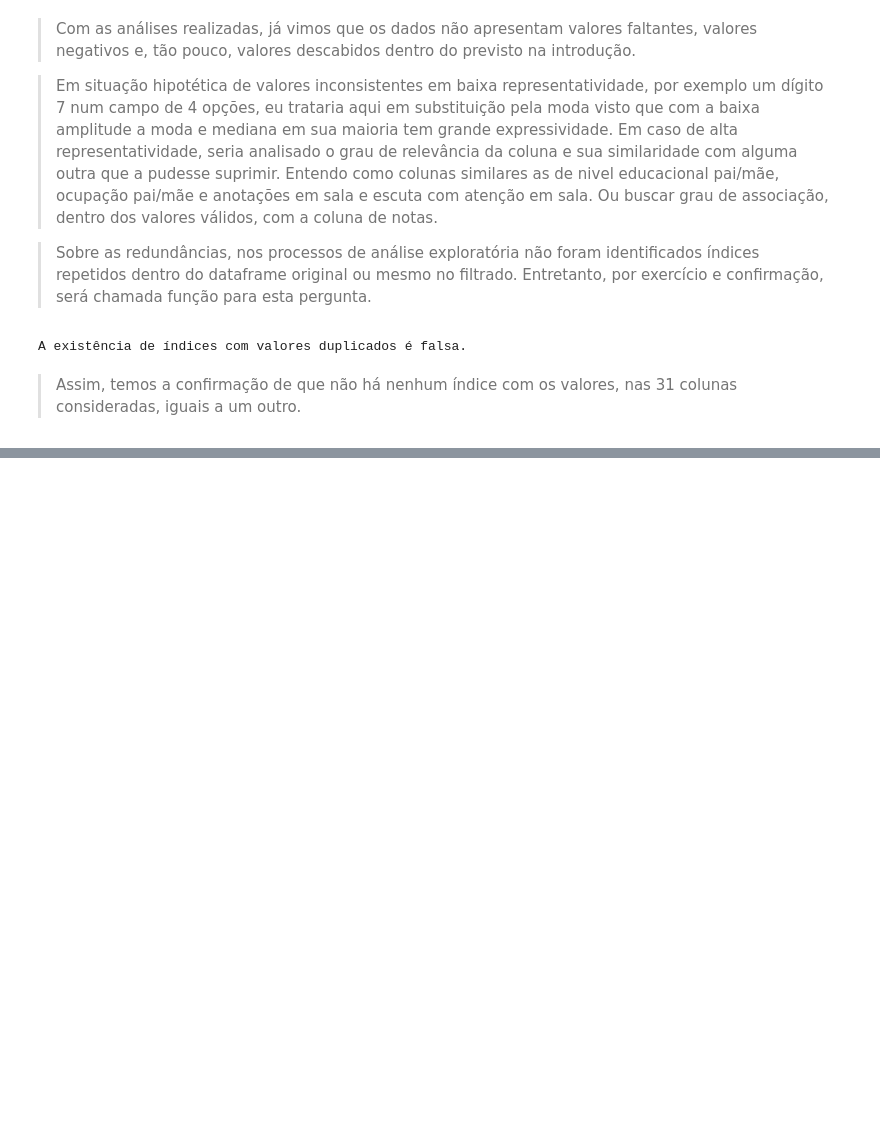
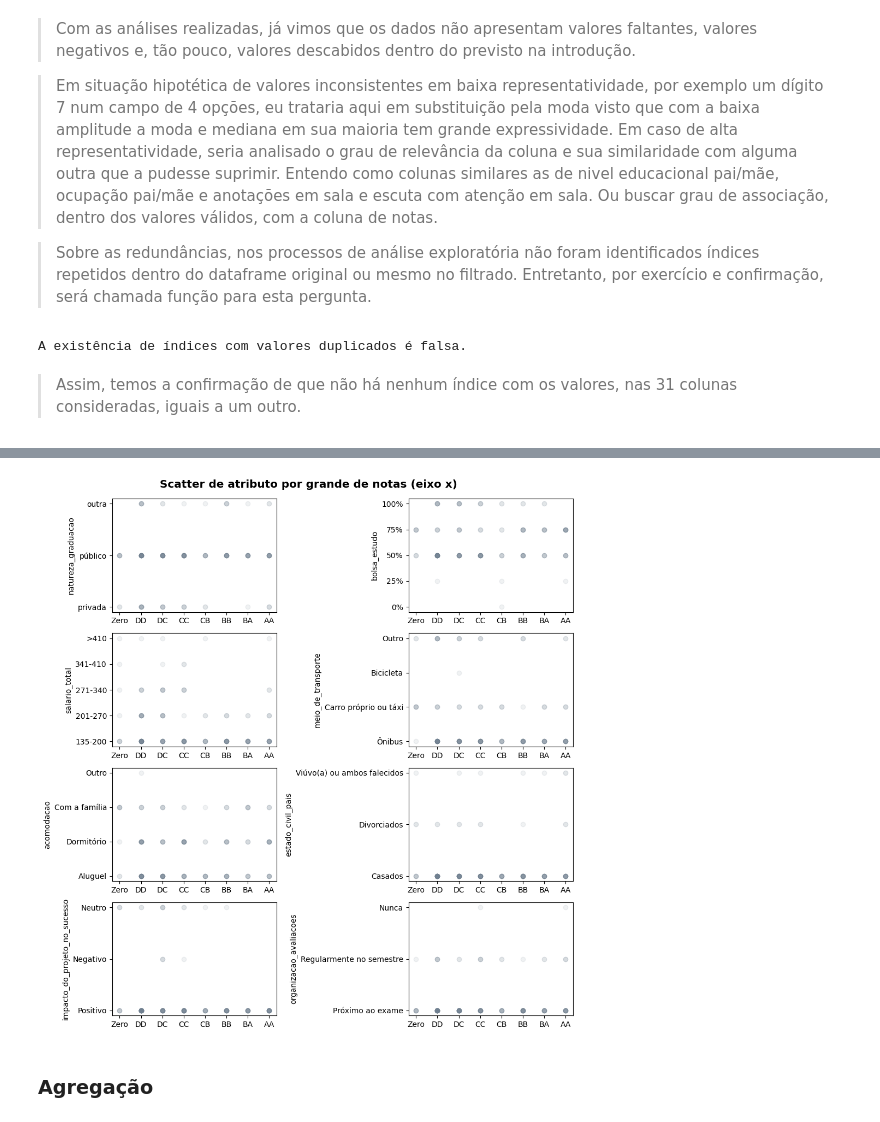
Before and after one commit to IqueMoraes/mvp_analise_exploratoria_e_pre_processamento, a Jupyter notebook: MVP_.ipynb, the cells around one changed output, grey strips where cells are left out. Cells and saved outputs as stored; diff of their text form; code cells hidden in the pictures; blank space fills up the shorter version.

```diff
--- a/MVP_.ipynb
+++ b/MVP_.ipynb
@@ -1002,0 +1044,47 @@ A existência de índices com valores duplicados é falsa.
+# %%
+columns_with_outliers = [
+    'natureza_graduacao',
+    'bolsa_estudo',
+    'salario_total',
+    'meio_de_transporte',
+    'acomodacao',
+    'estado_civil_pais',
+    'impacto_do_projeto_no_sucesso',
+    'organizacao_avaliacoes',
+]
+
+fig, ax = plt.subplots(nrows=4, ncols=2, figsize=(10, 10), layout='constrained')
+
+ax_row = 0
+ax_col = 0
+
+x_values = [value for value in DICT_LABELS['grade_notas'][1].keys()]
+x_labels = [label for label in DICT_LABELS['grade_notas'][1].values()]
+
+for col in columns_with_outliers:
+  if ax_col > 1:
+    ax_row += 1
+    ax_col = 0
+
+  x = stds_filtered_df['grade_notas']
+  y = stds_filtered_df[col]
+
+  y_values = [value for value in DICT_LABELS[col][1].keys()]
+  y_labels = [label for label in DICT_LABELS[col][1].values()]
+
+  ax[ax_row][ax_col].set_yticks(y_values,y_labels)
+  ax[ax_row][ax_col].set_xticks(x_values,x_labels)
+
+  ax[ax_row][ax_col].scatter(x, y, alpha=0.1, c='slategray', edgecolors=None)
+  ax[ax_row][ax_col].set_ylabel(col)
+
+  ax_col += 1
+
+
+plt.tight_layout()
+fig.suptitle('Scatter de atributo por grande de notas (eixo x)', y=1.02, fontweight='demibold', fontsize='x-large')
+plt.show()
+# %% [output]
+[figure, added]
+# %% [markdown]
+### Agregação
```
Also changed, not shown: parts of 6 cells of this notebook.
